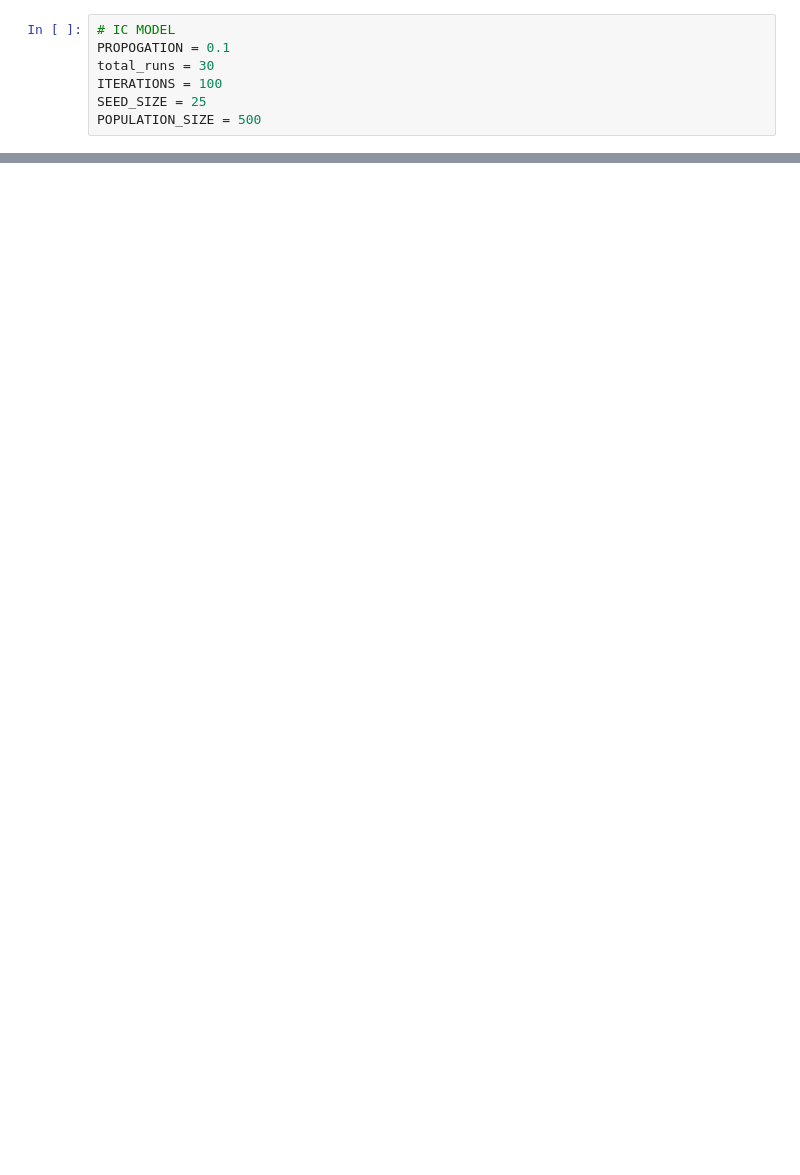
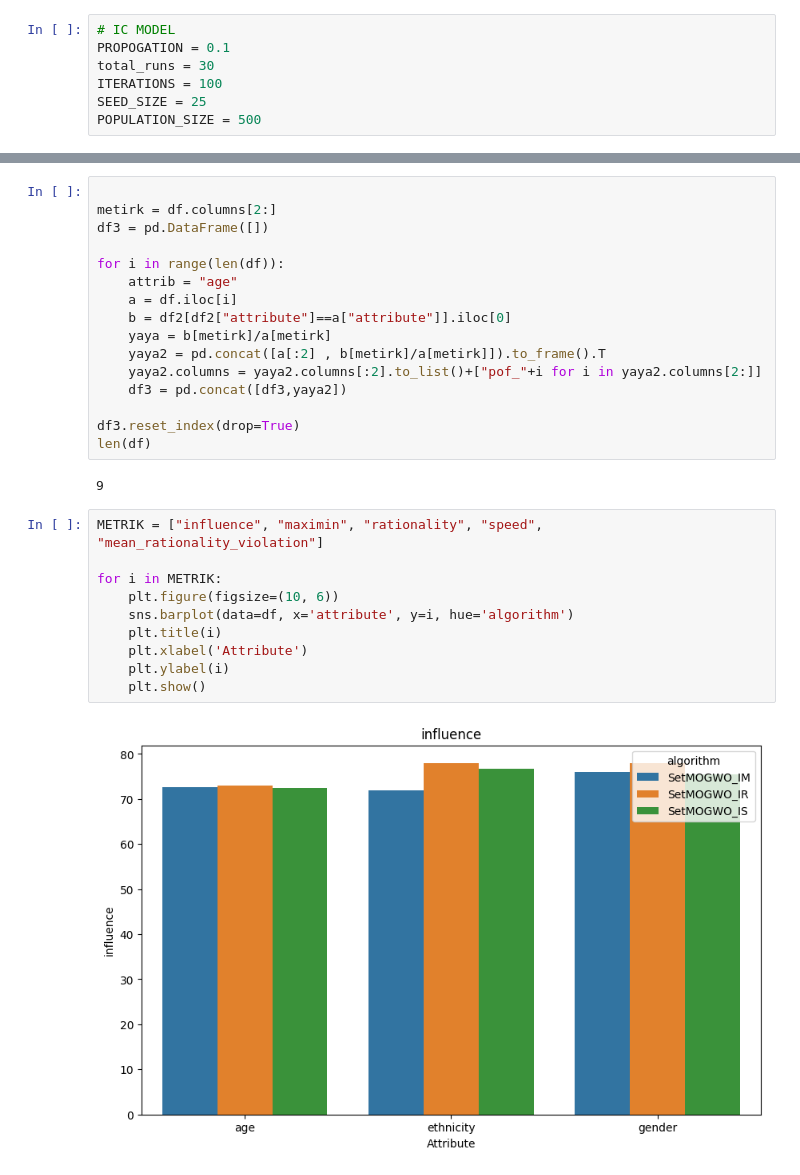
Before and after one commit to raunaqjabbal/fair_influmax_code_release, a Jupyter notebook: demo.ipynb, the cells around one changed output, grey strips where cells are left out. Drawn from its saved outputs; the diff is of its cells as text; blank space fills up the shorter version.

```diff
--- a/demo.ipynb
+++ b/demo.ipynb
@@ -36,0 +50,30 @@ array([6.12685185e+01, 8.28682245e-02, 2.30185185e+01, 1.18440670e-02,
+# %%
+
+metirk = df.columns[2:]
+df3 = pd.DataFrame([])
+
+for i in range(len(df)):
+    attrib = "age"
+    a = df.iloc[i]
+    b = df2[df2["attribute"]==a["attribute"]].iloc[0]
+    yaya = b[metirk]/a[metirk]
+    yaya2 = pd.concat([a[:2] , b[metirk]/a[metirk]]).to_frame().T
+    yaya2.columns = yaya2.columns[:2].to_list()+["pof_"+i for i in yaya2.columns[2:]]
+    df3 = pd.concat([df3,yaya2])
+
+df3.reset_index(drop=True)
+len(df)
+# %% [output]
+9
+# %%
+METRIK = ["influence", "maximin", "rationality", "speed", "mean_rationality_violation"]
+
+for i in METRIK:
+    plt.figure(figsize=(10, 6))
+    sns.barplot(data=df, x='attribute', y=i, hue='algorithm')
+    plt.title(i)
+    plt.xlabel('Attribute')
+    plt.ylabel(i)
+    plt.show()
+# %% [output]
+[figure, added]
```
Also changed, not shown: parts of 9 cells of this notebook, 3 other files.
